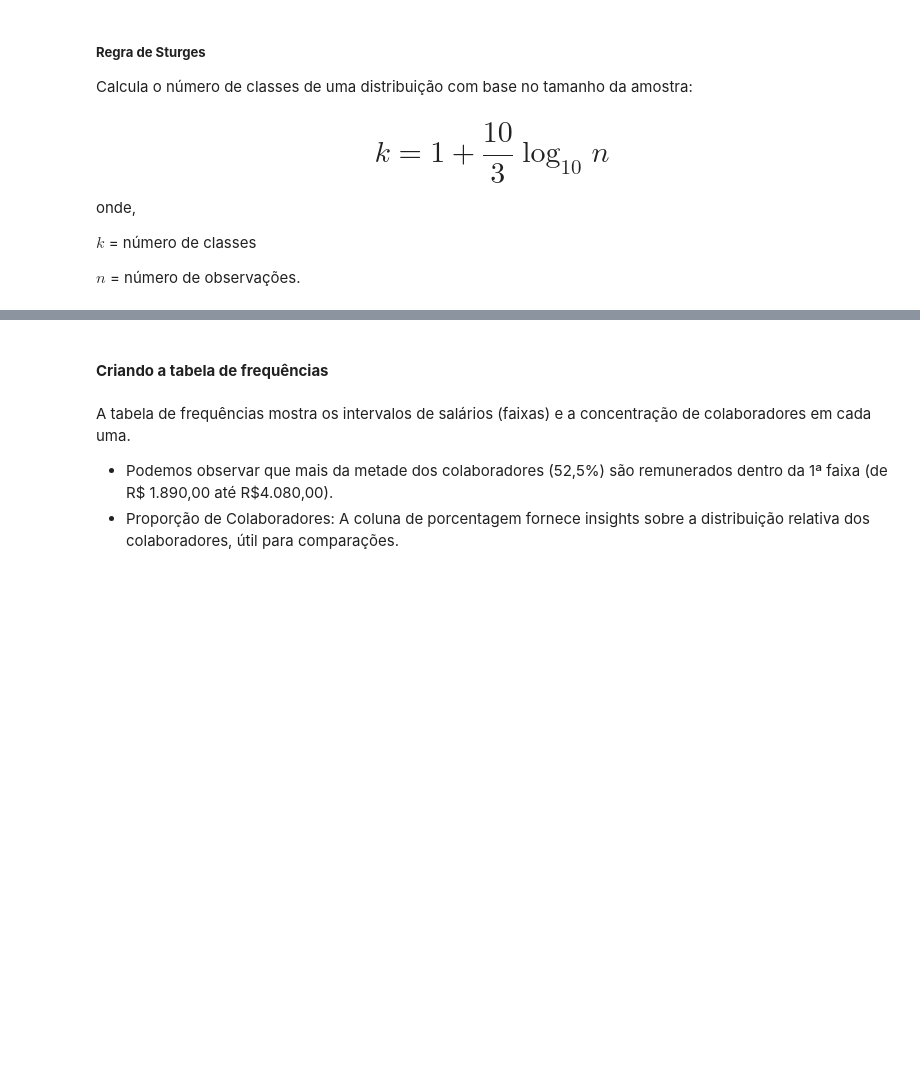
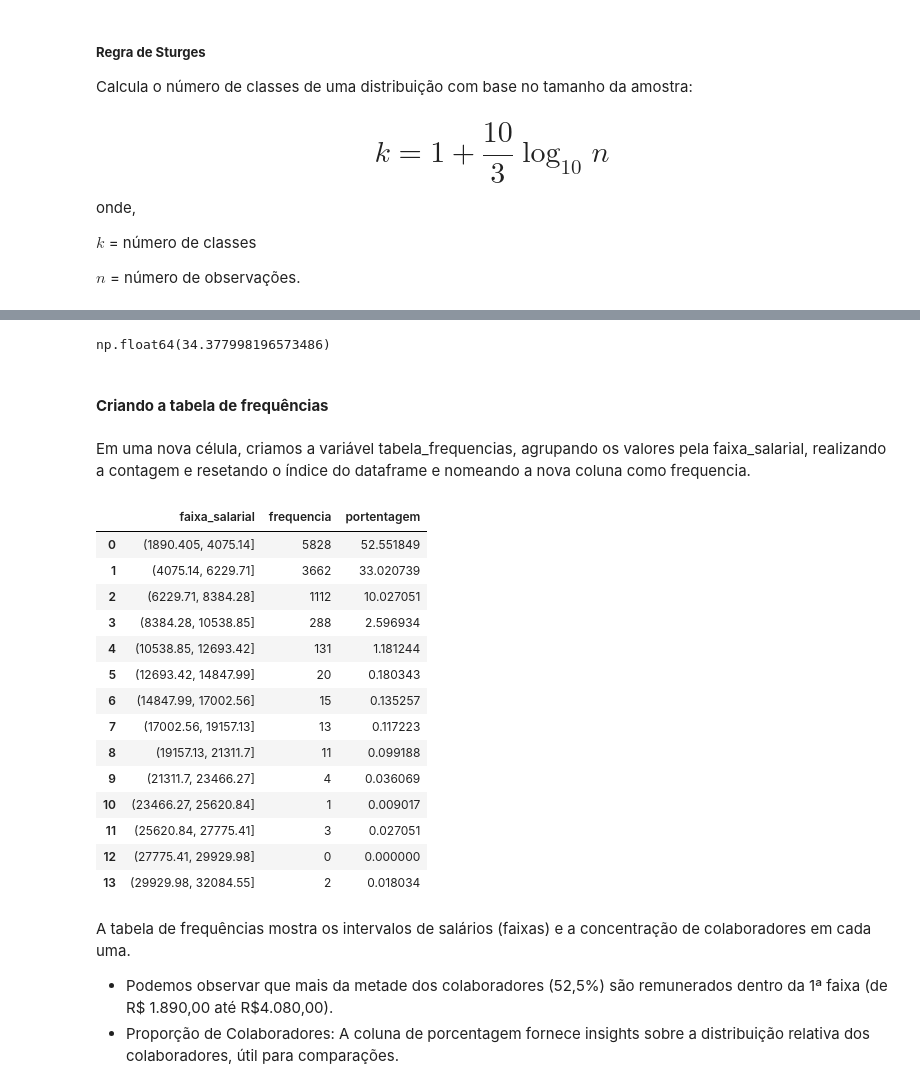
Before and after one commit to junior-vs/studio-ai-python, a Jupyter notebook: course/JupyterProject/estatistica/curso01/estatistica_Python_frequencias_e_medidas.ipynb, the cells around one changed output, grey strips where cells are left out. Saved outputs shown, nothing was run; the diff lists cells and outputs as text; code cells hidden in the pictures; blank space fills up the shorter version.

```diff
--- a/course/JupyterProject/estatistica/curso01/estatistica_Python_frequencias_e_medidas.ipynb
+++ b/course/JupyterProject/estatistica/curso01/estatistica_Python_frequencias_e_medidas.ipynb
@@ -1126,0 +1136,4 @@ colaboradores = pd.read_csv(url)
+# %%
+colaboradores['idade'].mean()
+# %% [output]
+np.float64(34.377998196573486)
@@ -1129,3 +1156,25 @@ colaboradores = pd.read_csv(url)
+# %% [markdown]
+Em uma nova célula, criamos a variável tabela_frequencias, agrupando os valores pela faixa_salarial, realizando a contagem e resetando o índice do dataframe e nomeando a nova coluna como frequencia.
+# %%
+tabela_frequencias = faixas.groupby('faixa_salarial', observed=False).size().reset_index(name='frequencia')
+tabela_frequencias['portentagem'] = tabela_frequencias['frequencia'] / len(colaboradores) * 100
+tabela_frequencias
+# %% [output]
+|  | faixa_salarial | frequencia | portentagem |
+| 0 | (1890.405, 4075.14] | 5828 | 52.551849 |
+| 1 | (4075.14, 6229.71] | 3662 | 33.020739 |
+| 2 | (6229.71, 8384.28] | 1112 | 10.027051 |
+| 3 | (8384.28, 10538.85] | 288 | 2.596934 |
+| 4 | (10538.85, 12693.42] | 131 | 1.181244 |
+| 5 | (12693.42, 14847.99] | 20 | 0.180343 |
+| 6 | (14847.99, 17002.56] | 15 | 0.135257 |
+| 7 | (17002.56, 19157.13] | 13 | 0.117223 |
+| 8 | (19157.13, 21311.7] | 11 | 0.099188 |
+| 9 | (21311.7, 23466.27] | 4 | 0.036069 |
+| 10 | (23466.27, 25620.84] | 1 | 0.009017 |
+| 11 | (25620.84, 27775.41] | 3 | 0.027051 |
+| 12 | (27775.41, 29929.98] | 0 | 0.000000 |
+| 13 | (29929.98, 32084.55] | 2 | 0.018034 |
 # %% [markdown]
 A tabela de frequências mostra os intervalos de salários (faixas) e a concentração de colaboradores em cada uma.
 
```
Also changed, not shown: parts of 11 cells of this notebook, 2 other files.
